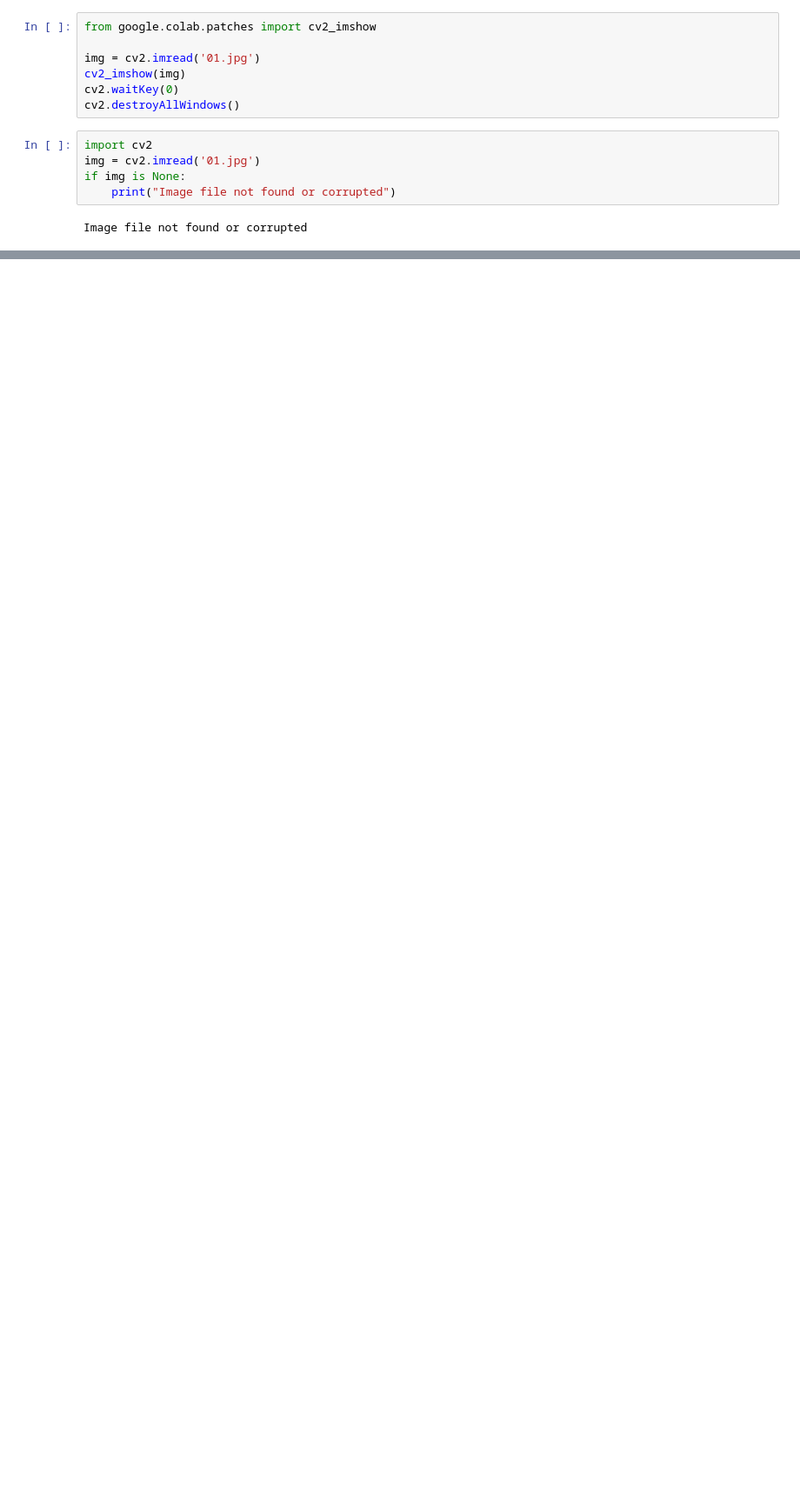
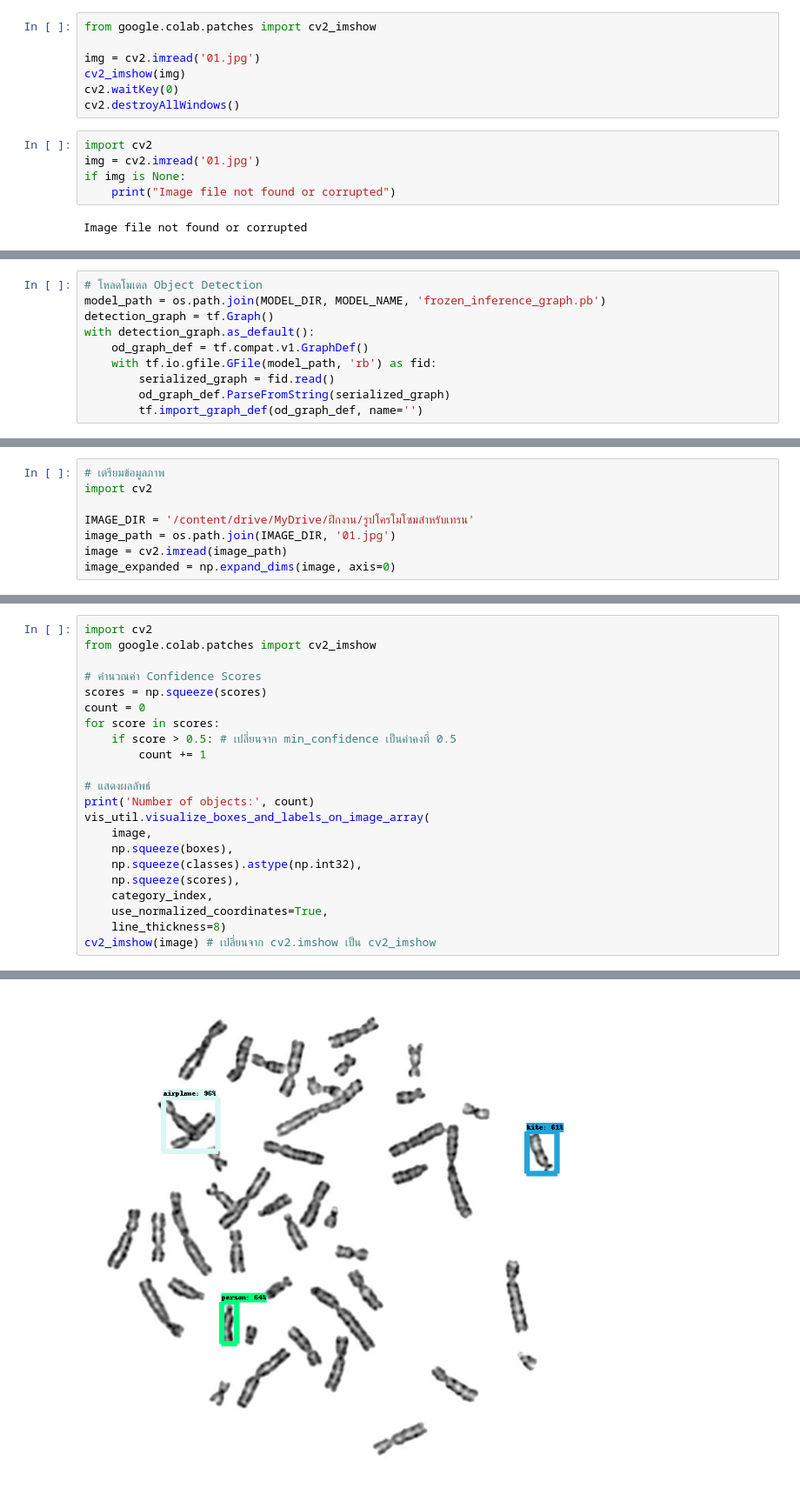
Before and after one commit to nannthd/ProjectNNGB, a Jupyter notebook: [Object_Detection01]_Preprocessing.ipynb, the cells around one changed output, grey strips where cells are left out. Shown: that part at 87% size. Cells and saved outputs as stored; diff of their text form; blank space fills up the shorter version.

```diff
--- a/[Object_Detection01]_Preprocessing.ipynb
+++ b/[Object_Detection01]_Preprocessing.ipynb
@@ -69,0 +127,10 @@ Image file not found or corrupted
+# %%
+# โหลดโมเดล Object Detection
+model_path = os.path.join(MODEL_DIR, MODEL_NAME, 'frozen_inference_graph.pb')
+detection_graph = tf.Graph()
+with detection_graph.as_default():
+    od_graph_def = tf.compat.v1.GraphDef()
+    with tf.io.gfile.GFile(model_path, 'rb') as fid:
+        serialized_graph = fid.read()
+        od_graph_def.ParseFromString(serialized_graph)
+        tf.import_graph_def(od_graph_def, name='')
@@ -69,0 +165,8 @@ Image file not found or corrupted
+# %%
+# เตรียมข้อมูลภาพ
+import cv2
+
+IMAGE_DIR = '/content/drive/MyDrive/ฝึกงาน/รูปโครโมโซมสำหรับเทรน'
+image_path = os.path.join(IMAGE_DIR, '01.jpg')
+image = cv2.imread(image_path)
+image_expanded = np.expand_dims(image, axis=0)
@@ -69,0 +203,23 @@ Image file not found or corrupted
+# %%
+import cv2
+from google.colab.patches import cv2_imshow
+
+# คำนวณค่า Confidence Scores
+scores = np.squeeze(scores)
+count = 0
+for score in scores:
+    if score > 0.5: # เปลี่ยนจาก min_confidence เป็นค่าคงที่ 0.5
+        count += 1
+
+# แสดงผลลัพธ์
+print('Number of objects:', count)
+vis_util.visualize_boxes_and_labels_on_image_array(
+    image,
+    np.squeeze(boxes),
+    np.squeeze(classes).astype(np.int32),
+    np.squeeze(scores),
+    category_index,
+    use_normalized_coordinates=True,
+    line_thickness=8)
+cv2_imshow(image) # เปลี่ยนจาก cv2.imshow เป็น cv2_imshow
+# %% [output]
@@ -69,0 +227 @@ Image file not found or corrupted
+[figure, added]
```
Also changed, not shown: parts of 11 cells of this notebook.
